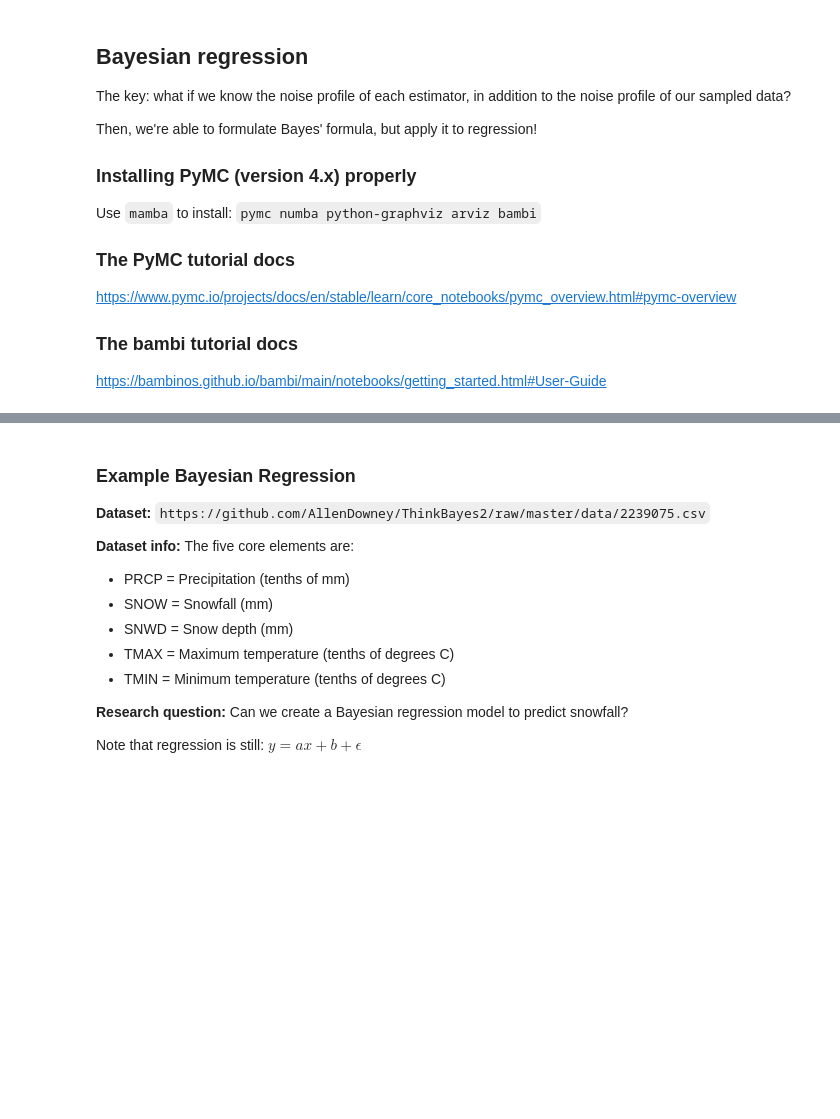
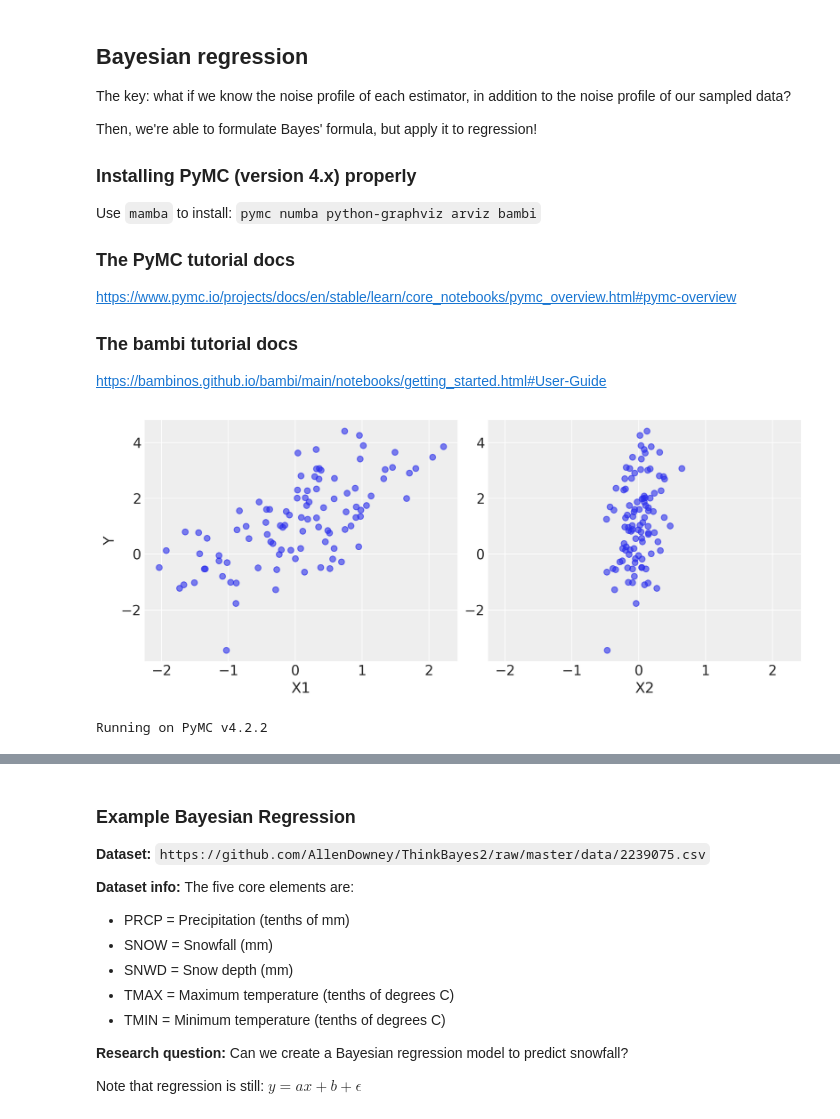
Before and after one commit to curtywang/ee5020-notes-fa22, a Jupyter notebook: day09_soln/bayesian_statistics.ipynb, the cells around one changed output, grey strips where cells are left out. Saved outputs shown, nothing was run; the diff lists cells and outputs as text; code cells hidden in the pictures; blank space fills up the shorter version.

```diff
--- a/day09_soln/bayesian_statistics.ipynb
+++ b/day09_soln/bayesian_statistics.ipynb
@@ -355,0 +330,35 @@ https://bambinos.github.io/bambi/main/notebooks/getting_started.html#User-Guide
+# %%
+%config InlineBackend.figure_format = 'retina'
+# Initialize random number generator
+RANDOM_SEED = 8927
+rng = np.random.default_rng(RANDOM_SEED)
+az.style.use("arviz-darkgrid")
+# %%
+# True parameter values
+alpha, sigma = 1, 1
+beta = [1, 2.5]
+
+# Size of dataset
+size = 100
+
+# Predictor variable
+X1 = np.random.randn(size)
+X2 = np.random.randn(size) * 0.2
+
+# Simulate outcome variable
+Y = alpha + beta[0] * X1 + beta[1] * X2 + rng.normal(size=size) * sigma
+# %%
+fig, axes = plt.subplots(1, 2, sharex=True, figsize=(10, 4))
+axes[0].scatter(X1, Y, alpha=0.6)
+axes[1].scatter(X2, Y, alpha=0.6)
+axes[0].set_ylabel("Y")
+axes[0].set_xlabel("X1")
+axes[1].set_xlabel("X2");
+# %% [output]
+[figure, added]
+# %%
+import pymc as pm
+
+print(f"Running on PyMC v{pm.__version__}")
+# %% [output]
+Running on PyMC v4.2.2
```
Also changed, not shown: parts of 10 cells of this notebook.
